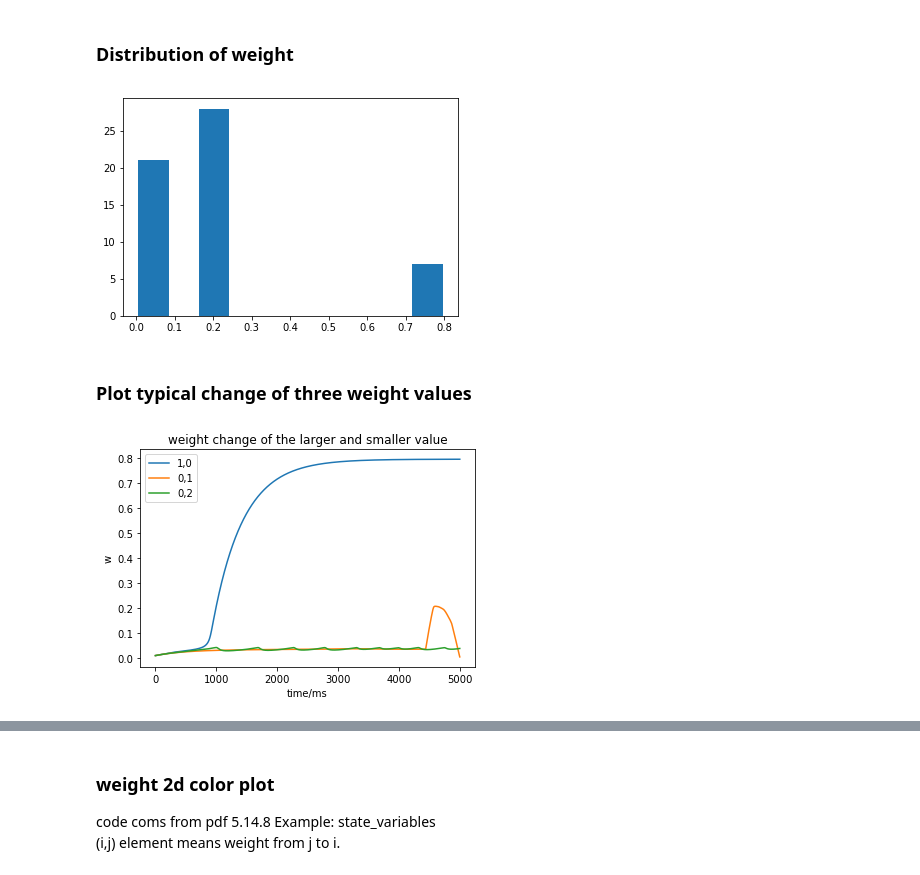
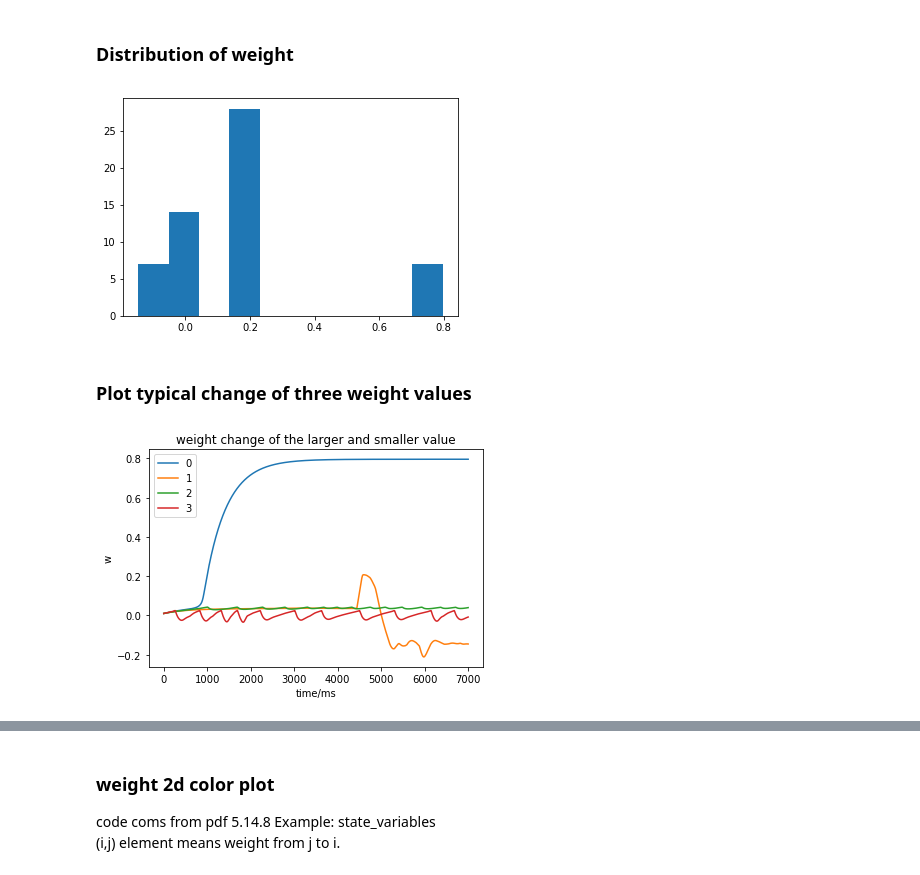
Before and after one commit to JingjinW/Neural-heterogeneity-study-based-on-STDP, a Jupyter notebook: E-I_network_NMDA_Calcium_5-Copy2.ipynb, the cells around one changed output, grey strips where cells are left out. Cells and saved outputs as stored; diff of their text form; code cells hidden in the pictures.

```diff
--- a/E-I_network_NMDA_Calcium_5-Copy2.ipynb
+++ b/E-I_network_NMDA_Calcium_5-Copy2.ipynb
@@ -27,15 +27,15 @@ start_scope()
 
 defaultclock.dt = 0.02*ms
 
-Ne = 8
-Ni = 2
+Ne = 16
+Ni = 4
 V_I = -80*mV
 V_E = 0*mV
 
 
 
 # NMDA (excitatory)
-g_NMDA_E = 1.0/(Ne-1)*msiemens/cm**2
+g_NMDA_E = 0.01/(Ne-1)*msiemens/cm**2
 # g_NMDA_I = 0.258 * nS * 800. / N_E
 tausnmdar = 1*ms
 tausnmdad = 100*ms
@@ -85,8 +85,9 @@ gNae = 100*msiemens/cm**2
 gKe = 80*msiemens/cm**2
 
 # AMPA E-E
-gampae = 1.0/(Ne-1)*msiemens/cm**2
-ggabae = 0.6/(Ni)*msiemens/cm**2
+gampae = 0.1/(Ne-1)*msiemens/cm**2
+
+ggabae = 0.06/(Ni)*msiemens/cm**2
 
 eqse = '''
 dv/dt = ( (gle * (Ele-v) + gNae * m**3 * h * (ENae-v) + gKe * n**4 * (EKe-v) + Isyn + I_NMDA_rec + I))/Cme : volt
@@ -135,8 +136,8 @@ gNai = 35*msiemens/cm**2
 gKi = 9*msiemens/cm**2
 
 # -I synapses
-gampai = 0.6/(Ne)*msiemens/cm**2
-ggabai = 0.2/(Ni-1)*msiemens/cm**2
+gampai = 0.06/(Ne)*msiemens/cm**2
+ggabai = 0.02/(Ni-1)*msiemens/cm**2
 
 eqsi = '''
 dv/dt = ( (gli * (Eli-v) + gNai * m**3 * h * (ENai-v) + gKi * n**4 * (EKi-v) + Isyn + I))/Cmi : volt
@@ -171,7 +172,7 @@ Ecells.B = 0.
 Ecells.D = 0.
 # Ecells.I = linspace(0.1,5,(Ne))*amp*meter**-2
 
-Ecells.I = linspace(0.5,2,(Ne))*amp*meter**-2
+Ecells.I = linspace(0.3,0.5,(Ne))*uamp*cm**-2
 
 Ecells.chi = 0.06*umolar
 
@@ -197,7 +198,7 @@ dw/dt = ( alphaw/(1+exp((P-p)/kp)) - betaw/(1+exp((D-d)/kd)) - w )/tauw :1 (cloc
 # E-E NMDA
 C_STDP_E = Synapses(Ecells, Ecells, model=eqs_nmda,
                  method='rk4')
-C_STDP_E.connect(condition='i != j')
+#C_STDP_E.connect(condition='i != j')
 
 
 
@@ -223,7 +224,7 @@ w : 1 # synaptic weight
 # ----------------
 # E-E AMPA
 C_E_E_AMPA = Synapses(Ecells, Ecells, model=eqs_ampa, method='rk4')
-C_E_E_AMPA.connect('i != j')
+#C_E_E_AMPA.connect('i != j')
 
 # E-I, ampa
 C_E_I = Synapses(Ecells, Icells, model=eqs_ampa, method='rk4')
@@ -241,8 +242,9 @@ C_I_E.connect()
 
 
 # Monitor
-mon = StateMonitor(C_STDP_E, 'w',record = True)
+#mon = StateMonitor(C_STDP_E, 'w',record = True)
 mon_v = StateMonitor(Ecells, 'v',record = [0,1,2,3])
+mon_sp = SpikeMonitor(Ecells,record = [1])
 # %% [markdown]
 ## w=0.01
 # %%
@@ -281,24 +302,24 @@ plt.show()
 # %%
 test_w =np.transpose(mon.w)
 
-i = 249999
+i = 349999
 n, bins, patches = plt.hist(test_w[i][:])
 plt.show()
 # %% [output]
-[figure, old version]
+[figure, new version]
 # %% [markdown]
 ### Plot typical change of three weight values
 # %%
 plot(mon.t/ms,mon.w[7])
 plot(mon.t/ms,mon.w[0])
 plot(mon.t/ms,mon.w[1])
-# plot(mon.t/ms,mon.w[3])
+plot(mon.t/ms,mon.w[2])
 
-legend(('1,0','0,1','0,2'))
+legend(('0','1','2','3'))
 
 title('weight change of the larger and smaller value')
 xlabel('time/ms')
 ylabel('w')
 plt.show()
 # %% [output]
-[figure, old version]
+[figure, new version]
```
Also changed, not shown: parts of 6 cells of this notebook, 1 other file.
